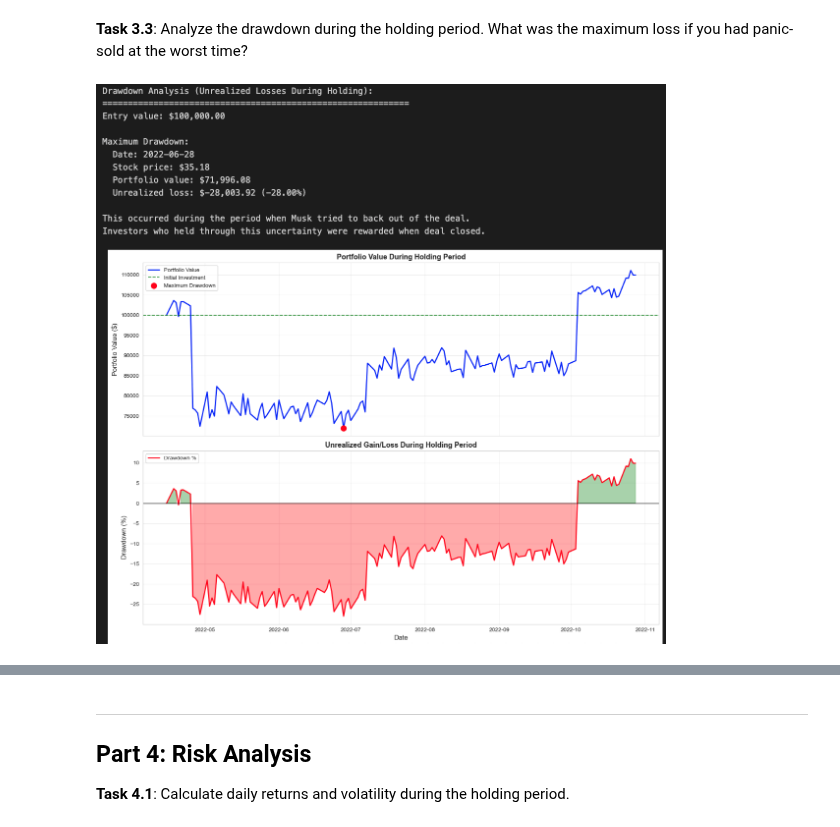
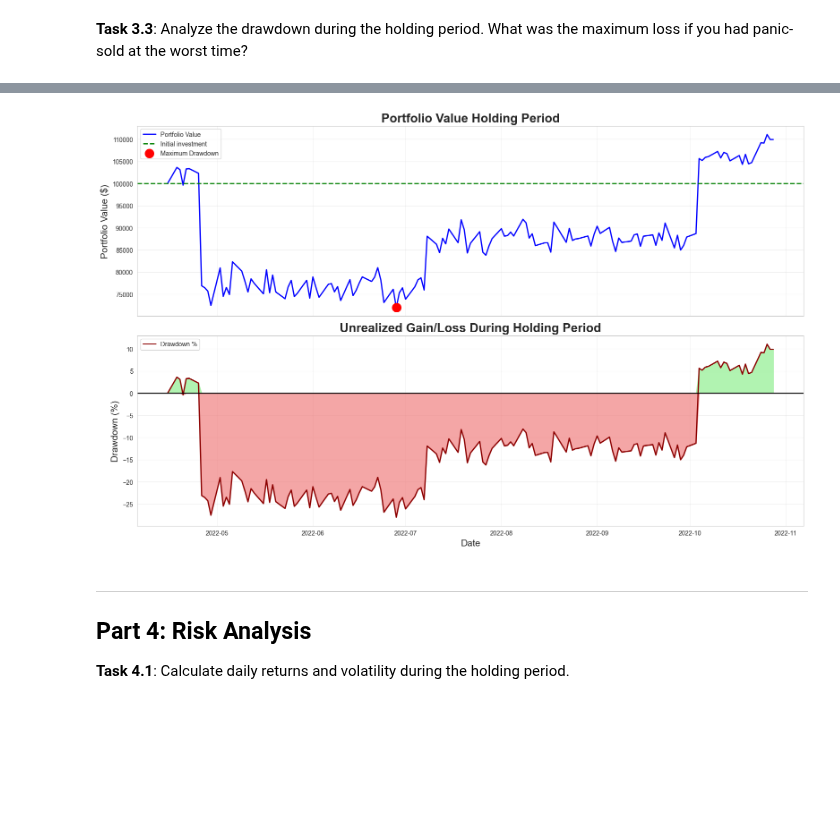
Before and after one commit to CczMind/Investment-Practice, a Jupyter notebook: Investment_Practice/Chapter4_Trading_Strategies/Lab5_Merger_Acquisition/Merger_Arbitrage.ipynb, the cells around one changed output, grey strips where cells are left out. Saved outputs shown, nothing was run; the diff lists cells and outputs as text; code cells hidden in the pictures; blank space fills up the shorter version.

```diff
--- a/Investment_Practice/Chapter4_Trading_Strategies/Lab5_Merger_Acquisition/Merger_Arbitrage.ipynb
+++ b/Investment_Practice/Chapter4_Trading_Strategies/Lab5_Merger_Acquisition/Merger_Arbitrage.ipynb
@@ -334,2 +516,77 @@ Also calculate the return of a buy-and-hold strategy starting January 3, 2022.
-# %% [markdown]
-![image.png](attachment:image.png)
+# %%
+# Task 3.3: Calculate drawdown (unrealized loss) during holding period
+
+df_announce = df_announce[df_announce.index >= "2022-04-15"]
+
+init_invest = 100_000
+share_purchase = init_invest / df_announce["Close"].iloc[0]
+
+df_announce["Portfolio_value"] = share_purchase * df_announce["Close"]
+df_announce["Drawdown"] = ((df_announce["Portfolio_value"] - init_invest) / init_invest) * 100
+
+drawdown_positive = df_announce["Drawdown"].copy()
+drawdown_positive[drawdown_positive < 0] = 0
+drawdown_negative = df_announce["Drawdown"].copy()
+drawdown_negative[drawdown_negative > 0] = 0
+
+drawdown_max_idx = df_announce["Drawdown"].idxmin()
+drawdown_max_date = drawdown_max_idx
+drawdown_max_price = df_announce["Close"].loc[drawdown_max_idx]
+drawdown_max_value = df_announce["Portfolio_value"].loc[drawdown_max_idx]
+drawdown_max_percent = df_announce["Drawdown"].loc[drawdown_max_idx]
+unrealized_loss = drawdown_max_value - init_invest
+
+print("=====================================================================")
+print("Drawdown Analysis (Unrealized Losses During Holding): ")
+print("---------------------------------------------------------------------")
+print(f"Entry value: ${init_invest:,.2f}\n")
+print("Maximum Drawdown: ")
+print(f"    Date: {drawdown_max_date}")
+print(f"    Stock price: ${drawdown_max_price:.2f}")
+print(f"    Portfolio value: ${drawdown_max_value:,.2f}")
+print(f"    Unrealized loss: ${unrealized_loss:,.2f} ({(drawdown_max_percent):.2f}%)")
+print("---------------------------------------------------------------------")
+print("This occur during the period when Musk tried to back out of the deal.")
+print("Investors who held through this uncertainty were rewarded when deal closed.")
+print("=====================================================================")
+
+def drawdown_plot(df):
+    fig, (ax1, ax2) = plt.subplots(2, 1, figsize = (16, 10), sharex = True)
+
+    ax1.plot(df.index, df["Portfolio_value"], linewidth = 2, color = "blue", label = "Portfolio Value")
+    ax1.axhline(y = init_invest, color = "green", linestyle = "--", linewidth = 2, label = "Initial investment")
+    ax1.scatter(drawdown_max_date, drawdown_max_value, color = "red", s = 200, zorder = 5, label = "Maximum Drawdown")
+
+    ax1.set_title("Portfolio Value Holding Period", fontsize = 20, fontweight = "bold")
+    ax1.set_ylabel("Portfolio Value ($)", fontsize = 15, )
+    ax1.legend(loc = "upper left")
+    ax1.grid(True, alpha = 0.3)
+
+    ax2.plot(df.index, df["Drawdown"], color = "darkred", linewidth = 2, label = "Drawdown %")
+    ax2.axhline(y = 0, color = "black", linestyle = "-", linewidth = 2)
+    ax2.fill_between(
+        df.index,
+        drawdown_positive,
+        0,
+        color = "lightgreen",
+        alpha = 0.7
+    )
+    ax2.fill_between(
+        df.index,
+        drawdown_negative,
+        0,
+        color = "lightcoral",
+        alpha = 0.7
+    )
+
+    ax2.set_title("Unrealized Gain/Loss During Holding Period", fontsize = 20, fontweight = "bold")
+    ax2.set_xlabel("Date", fontsize = 15)
+    ax2.set_ylabel("Drawdown (%)", fontsize = 15)
+    ax2.legend(loc = "upper left")
+    ax2.grid(True, alpha = 0.3)
+
+    plt.tight_layout()
+    plt.show()
+
+drawdown_plot(df_announce)
+# %% [output]
@@ -336,3 +607,4 @@ Also calculate the return of a buy-and-hold strategy starting January 3, 2022.
+[figure, added]
 # %% [markdown]
 ---
 ## Part 4: Risk Analysis
```
Also changed, not shown: parts of 26 cells of this notebook.
